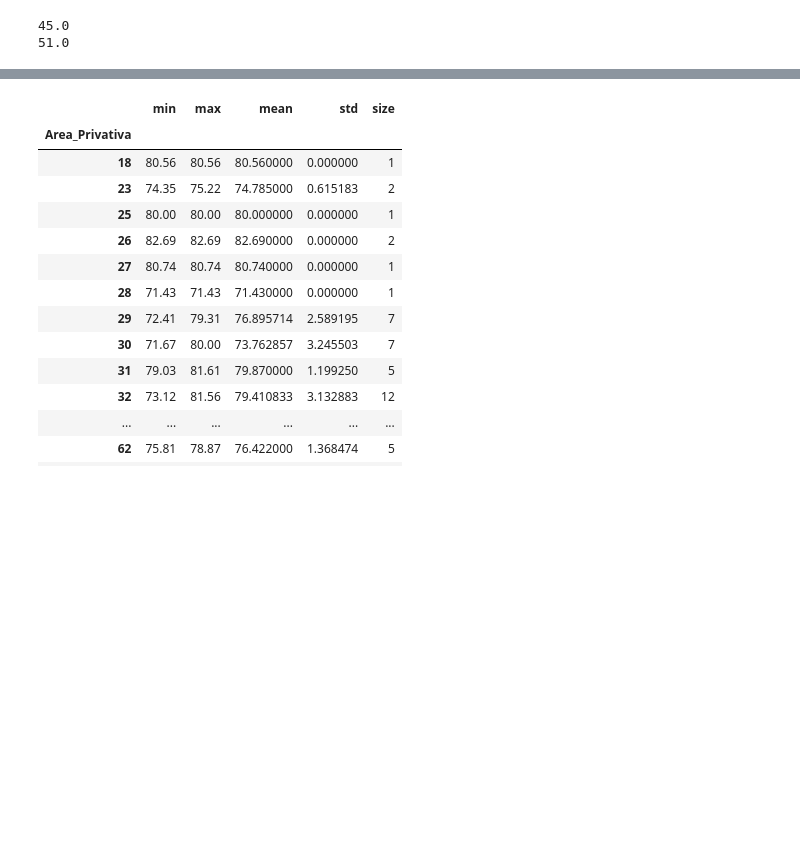
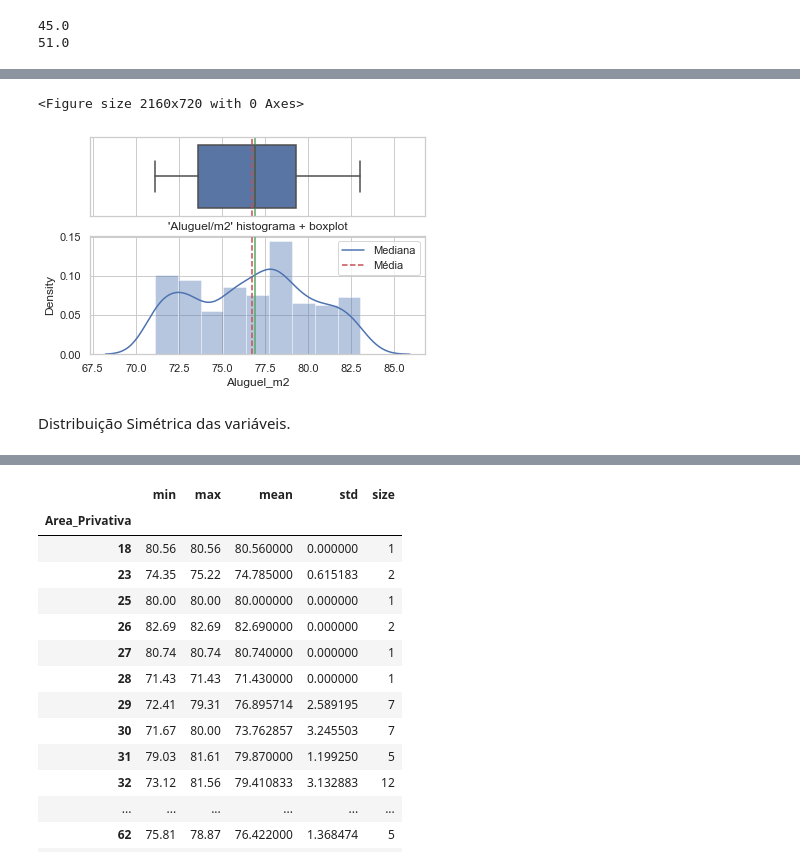
Before and after one commit to sasomedina/housi_rent_sp, a Jupyter notebook: Studio_Brooklin.ipynb, the cells around one changed output, grey strips where cells are left out. Saved outputs shown, nothing was run; the diff lists cells and outputs as text; code cells hidden in the pictures; blank space fills up the shorter version.

```diff
--- a/Studio_Brooklin.ipynb
+++ b/Studio_Brooklin.ipynb
@@ -241,0 +287,23 @@ dfbkl
+# %%
+# Verificando a distribuição dos dados na tabela processada
+
+aluguelm2 = dfbkl.Aluguel_m2
+plt.figure(figsize=(30,10))
+f, (ax_box, ax_hist) = plt.subplots(2, sharex=True, gridspec_kw= {"height_ratios": (0.8, 1.2)})
+mean=np.array(aluguelm2).mean()
+median=np.median(aluguelm2)
+sns.boxplot(aluguelm2, ax=ax_box)
+ax_box.axvline(mean, color='r', linestyle='--')
+ax_box.axvline(median, color='g', linestyle='-')
+sns.distplot(aluguelm2, ax=ax_hist)
+ax_hist.axvline(mean, color='r', linestyle='--')
+ax_hist.axvline(median, color='g', linestyle='-')
+plt.legend({'Mediana':median,'Média':mean})
+plt.title("'Aluguel/m2' histograma + boxplot")
+ax_box.set(xlabel='')
+plt.show()
+# %% [output]
+<Figure size 2160x720 with 0 Axes>
+[figure, added]
+# %% [markdown]
+Distribuição Simétrica das variáveis.
```
Also changed, not shown: parts of 22 cells of this notebook, 3 other files.
